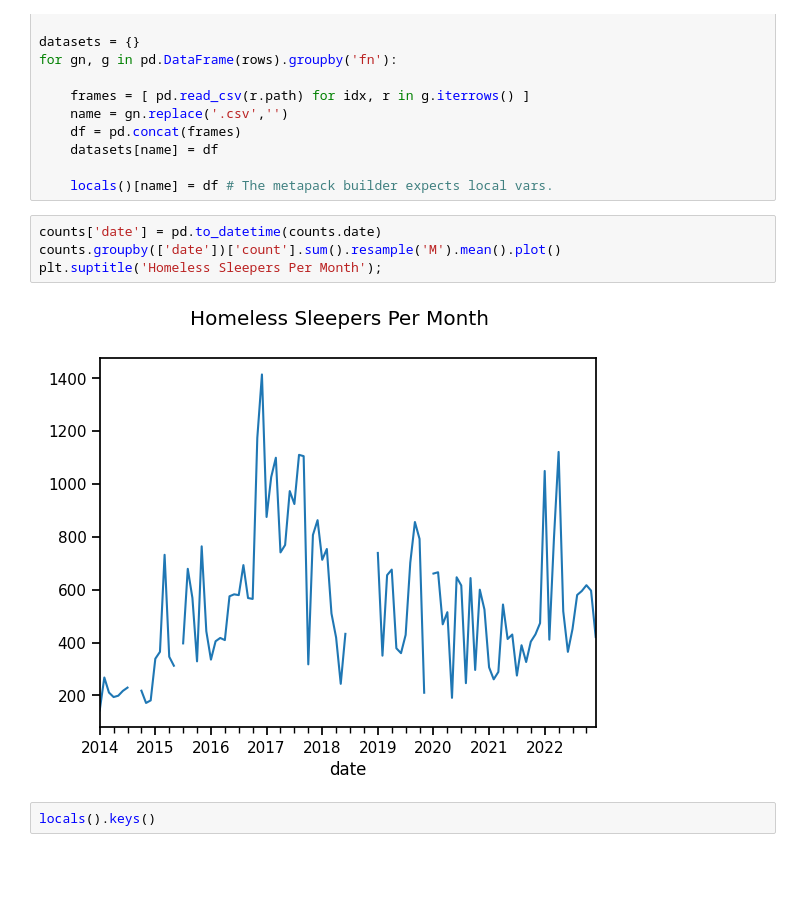
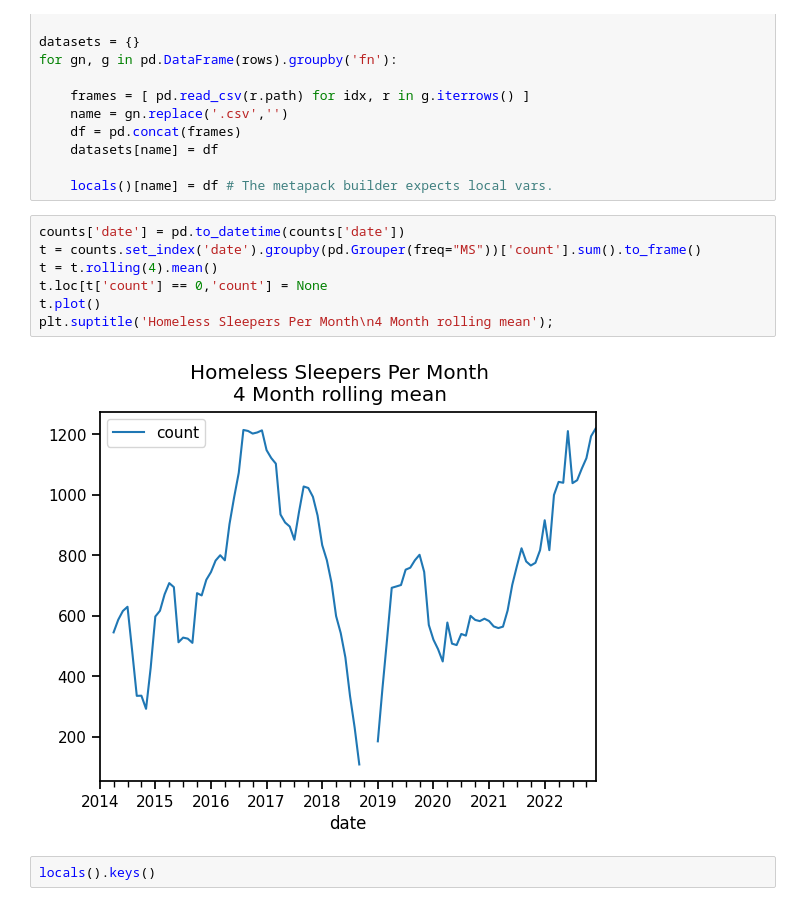
Before and after one commit to metatab-packages/sandiegodata.org-downtown_homeless-source, a Jupyter notebook: notebooks/build.ipynb, the cells around one changed output. Saved outputs shown, nothing was run; the diff lists cells and outputs as text; blank space fills up the shorter version.

```diff
--- a/notebooks/build.ipynb
+++ b/notebooks/build.ipynb
@@ -52,11 +52,14 @@ for gn, g in pd.DataFrame(rows).groupby('fn'):
 
     locals()[name] = df # The metapack builder expects local vars.
 # %%
-counts['date'] = pd.to_datetime(counts.date)
-counts.groupby(['date'])['count'].sum().resample('M').mean().plot()
-plt.suptitle('Homeless Sleepers Per Month');
+counts['date'] = pd.to_datetime(counts['date'])
+t = counts.set_index('date').groupby(pd.Grouper(freq="MS"))['count'].sum().to_frame()
+t = t.rolling(4).mean()
+t.loc[t['count'] == 0,'count'] = None
+t.plot()
+plt.suptitle('Homeless Sleepers Per Month\n4 Month rolling mean');
 # %% [output]
-[figure, old version]
+[figure, new version]
 # %%
 locals().keys()
 # %% [output]
```
Also changed, not shown: parts of 1 cell of this notebook, 2 other files.
